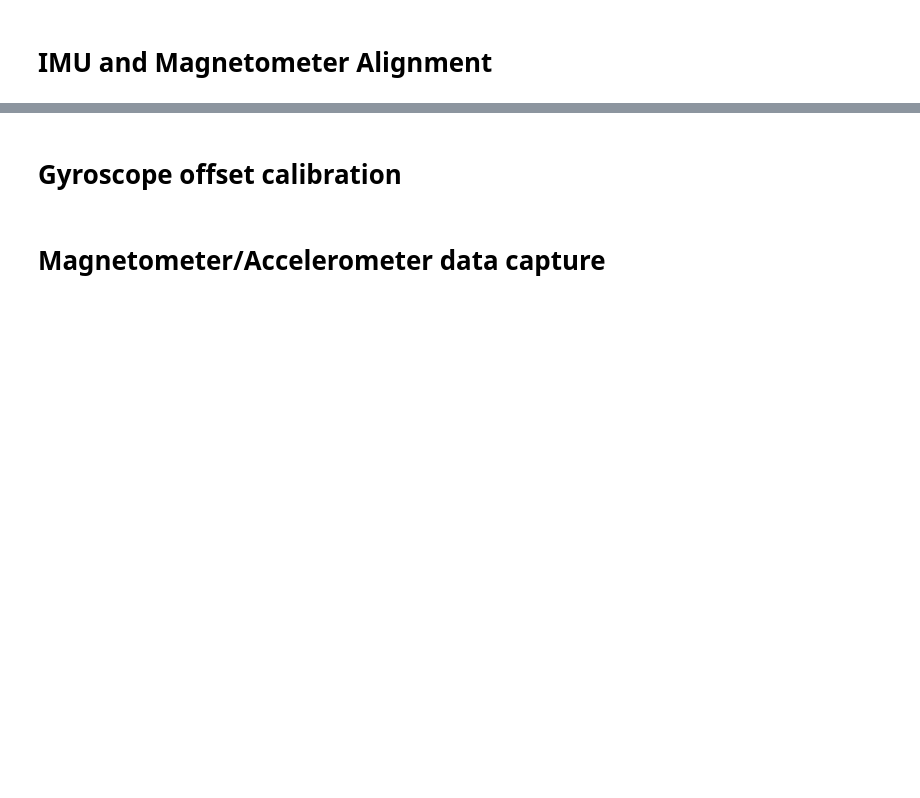
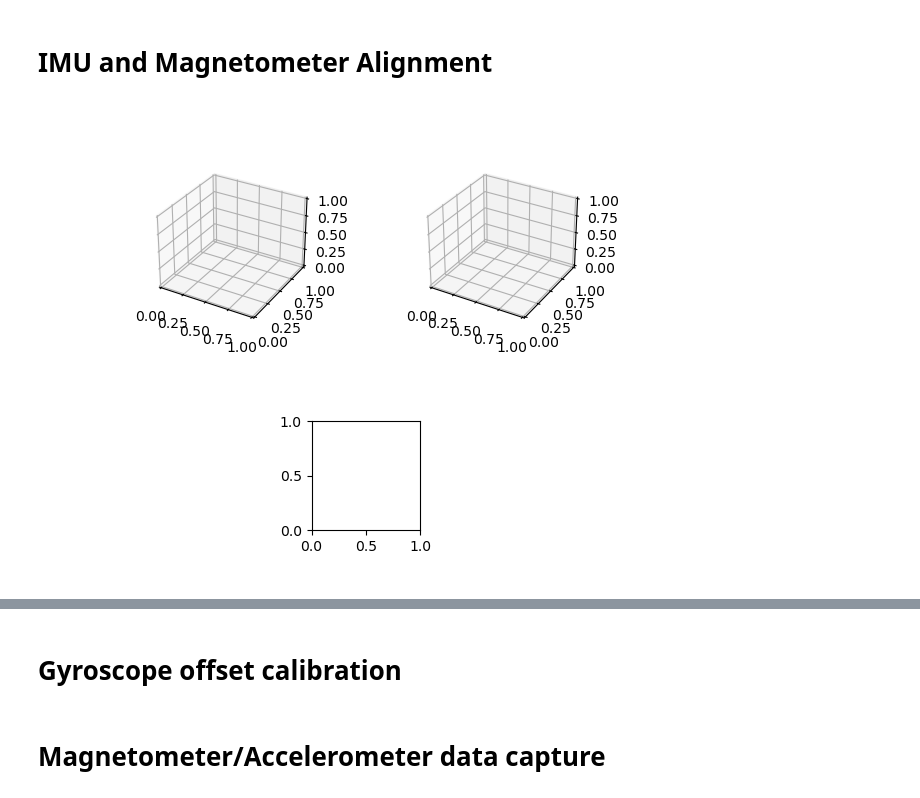
Before and after one commit to Gustavo-V-F/MNA23-Calibration, a Jupyter notebook: Mag_Gyro_Calibration.ipynb, the cells around one changed output, grey strips where cells are left out. Saved outputs shown, nothing was run; the diff lists cells and outputs as text; code cells hidden in the pictures; blank space fills up the shorter version.

```diff
--- a/Mag_Gyro_Calibration.ipynb
+++ b/Mag_Gyro_Calibration.ipynb
@@ -168,9 +168,9 @@ ax.append(fig.add_subplot(3, 1, 3))
 ax[2].set_aspect(1)
 
 def onClick(event):
-    ws_mag.connect("ws://" + ADDR + ":8080/sensor/connect?type=android.sensor.magnetic_field", max_queue=1)
-    ws_accel.connect("ws://" + ADDR + ":8080/sensor/connect?type=android.sensor.accelerometer", max_queue=1)
-    ws_gyro.connect("ws://" + ADDR + ":8080/sensor/connect?type=android.sensor.gyroscope", max_queue=1)
+    ws_mag.connect("ws://" + ADDR + "/sensor/connect?type=android.sensor.magnetic_field")
+    ws_accel.connect("ws://" + ADDR + "/sensor/connect?type=android.sensor.accelerometer")
+    ws_gyro.connect("ws://" + ADDR + "/sensor/connect?type=android.sensor.gyroscope")
     if event.button == 1:
         clicks.append(1)
 
@@ -267,33 +267,35 @@ def animate(i):
     ax[1].cla()
     ax[2].cla()
 
     fig.suptitle("Step "+str(len(mag_x) + len(gyro_x)))
     ax[0].set_title("Mag sample(s) "+str(len(mag_x)))
     ax[1].set_title("Accel sample(s) "+str(len(accel_x)))
     ax[2].set_title("Mag vector planes sample(s) "+str(len(gyro_x)))
 
     # # Display the sub-plots
     ax[0].scatter(mag_x, mag_y, mag_z)
     ax[1].scatter(accel_x, accel_y, accel_z)
     ax[2].scatter(gyro_aux_x, gyro_aux_y, color='r')
     ax[2].scatter(gyro_aux_y, gyro_aux_z, color='g')
     ax[2].scatter(gyro_aux_z, gyro_aux_x, color='b')
 
     ax[0].set_aspect("equal")
     ax[1].set_aspect("equal")
     ax[2].grid()
 
     ax[0].set_xlabel('X')
     ax[0].set_ylabel('Y')
     ax[0].set_zlabel('Z')
     ax[1].set_xlabel('X')
     ax[1].set_ylabel('Y')
     ax[1].set_zlabel('Z')
 
     plt.pause(INTERVAL)
 
 onClickId = fig.canvas.mpl_connect('button_press_event', onClick)
 anim = FuncAnimation(fig, animate, frames=19)
+# %% [output]
+[figure, added]
 # %%
 accel_xyz = []
 gyro_xyz = [[], [], []]
```
Also changed, not shown: parts of 11 cells of this notebook.
